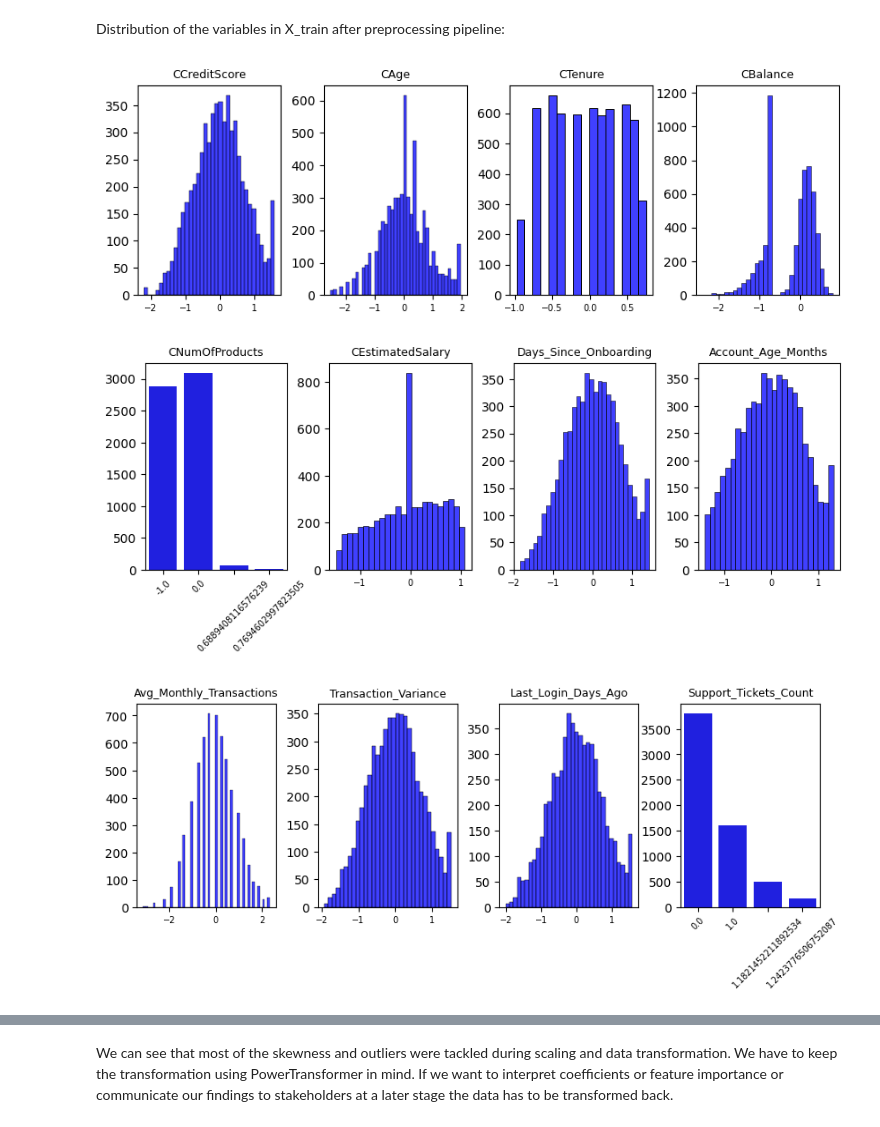
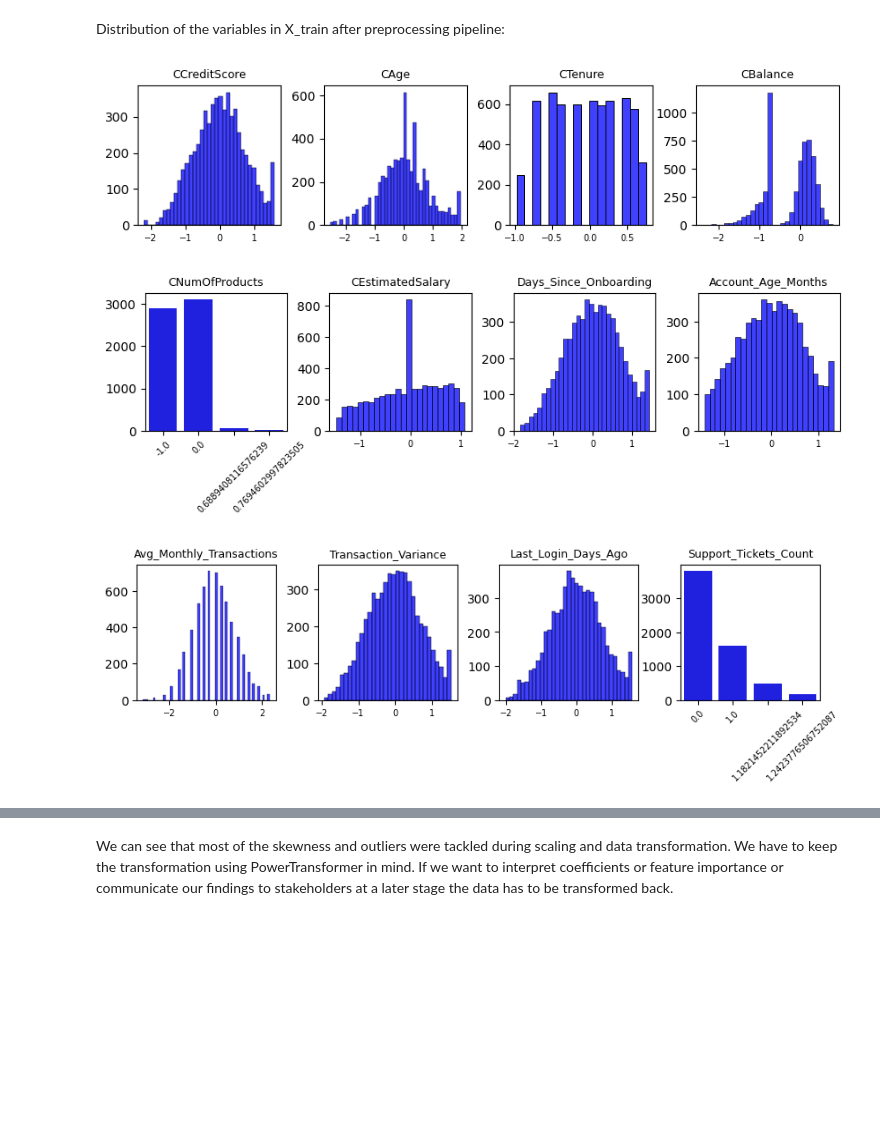
Before and after one commit to nncsimo/DSML2526, a Jupyter notebook: Abgabe/Assignment_01_3214721.ipynb, the cells around one changed output, grey strips where cells are left out. Cells and saved outputs as stored; diff of their text form; code cells hidden in the pictures; blank space fills up the shorter version.

```diff
--- a/Abgabe/Assignment_01_3214721.ipynb
+++ b/Abgabe/Assignment_01_3214721.ipynb
@@ -621,8 +591,8 @@ X_test_processed_df = pd.DataFrame(X_test_processed, columns=feature_names_test)
 # %% [markdown]
 Distribution of the variables in X_train after preprocessing pipeline:
 # %%
-plot_grid(X_train_processed_df, X_train_processed_df.columns.tolist(), ncols=4, fig_height=3)
+plot_grid(X_train_processed_df, X_train_processed_df.columns.tolist(), ncols=4, fig_height=2)
 # %% [output]
-[figure, old version]
+[figure, new version]
-[figure, old version]
+[figure, new version]
-[figure, old version]
+[figure, new version]
```
Also changed, not shown: parts of 50 cells of this notebook, 1 other file.
